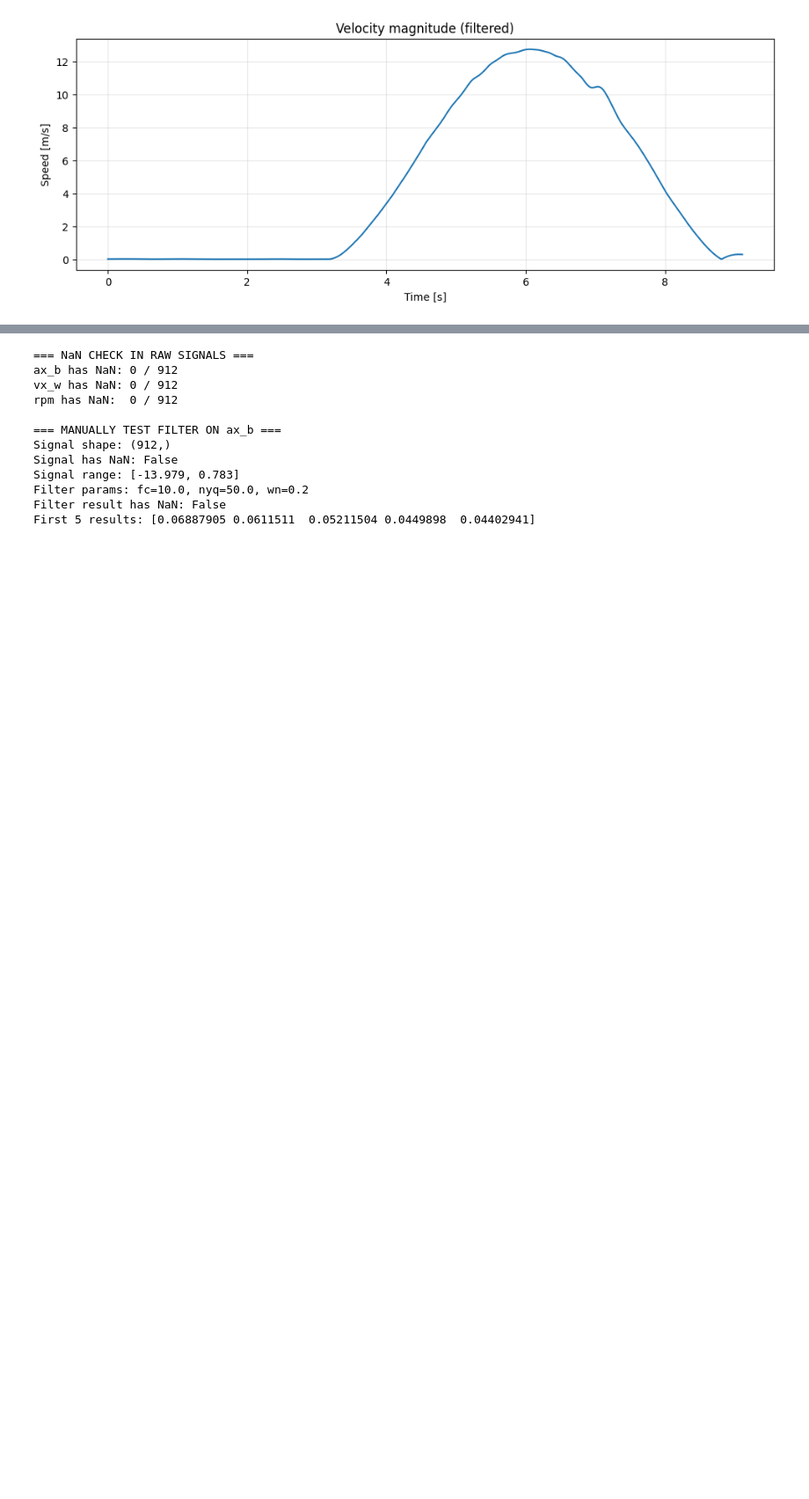
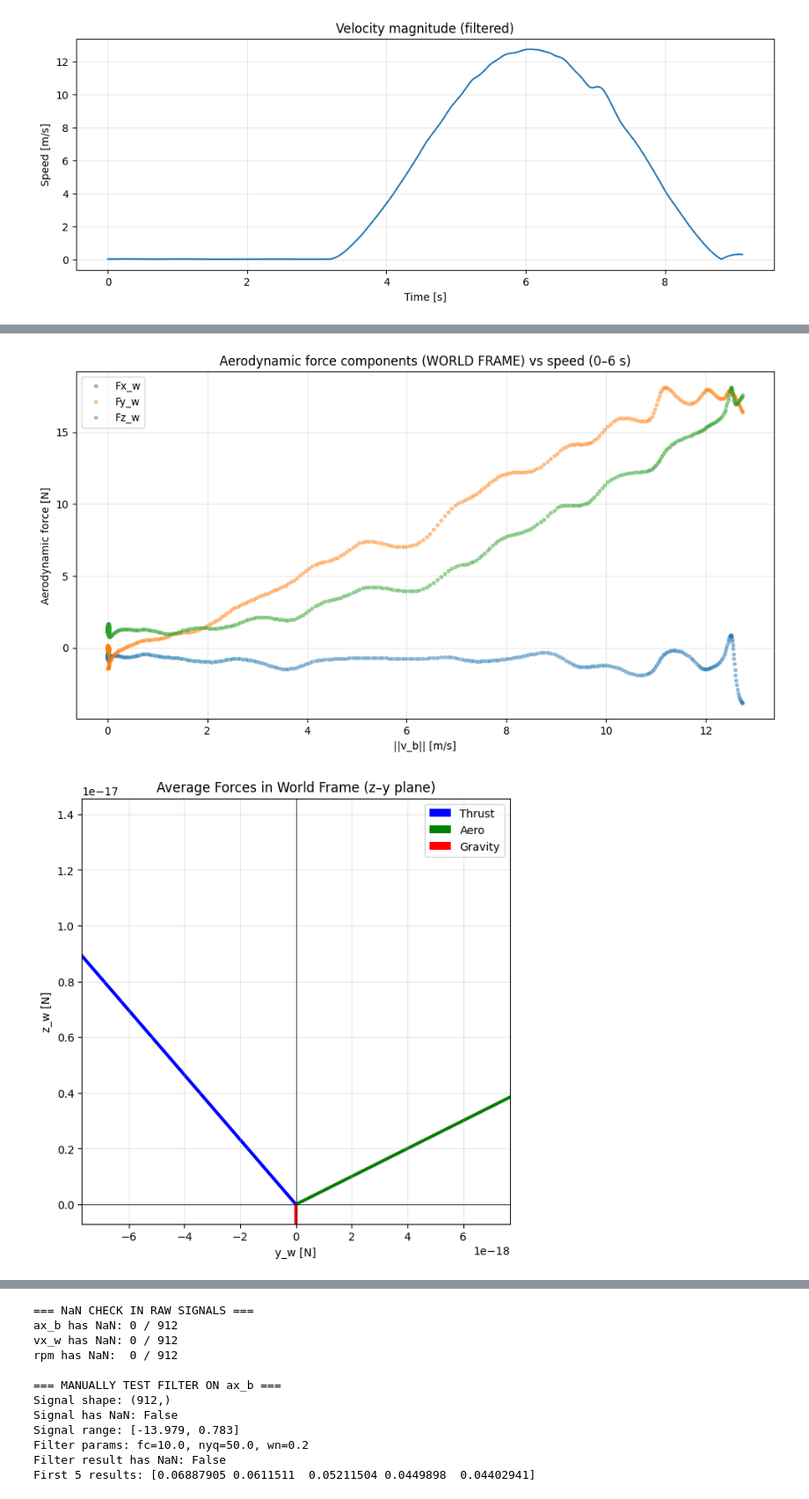
Before and after one commit to Nebukadnezarus/MasterTheses, a Jupyter notebook: scripts/12mps_aero.ipynb, the cells around one changed output, grey strips where cells are left out. Shown at 88% size. Drawn from its saved outputs; the diff is of its cells as text; code cells hidden in the pictures; blank space fills up the shorter version.

```diff
--- a/scripts/12mps_aero.ipynb
+++ b/scripts/12mps_aero.ipynb
@@ -510,0 +520,62 @@ Window 3.50–6.00 s, samples: 251 / 912
+# %%
+# ------------------------------------------------------------
+# ADDITIONAL FORCE ANALYSIS PLOTS
+# ------------------------------------------------------------
+
+# Compute body-frame speed magnitude
+V_b = []
+for _, row in df.iterrows():
+    Rwb = R_wb(row["qw_w_f"], row["qx_w_f"], row["qy_w_f"], row["qz_w_f"])
+    v_w = np.array([row["vx_w_f"], row["vy_w_f"], row["vz_w_f"]])
+    v_b = Rwb @ v_w
+    V_b.append(np.linalg.norm(v_b))
+V_b = np.array(V_b)
+
+t_rel = df["t"] - df["t"].min()
+
+# PLOT 1: Aerodynamic forces vs speed (0–6 s window)
+mask = (t_rel >= 0) & (t_rel <= 6.0)
+
+V_b_win = V_b[mask]
+Fx_w = F_aero_w[mask, 0]
+Fy_w = F_aero_w[mask, 1]
+Fz_w = F_aero_w[mask, 2]
+
+plt.figure(figsize=(12, 6))
+plt.plot(V_b_win, Fx_w, ".", alpha=0.4, label="Fx_w")
+plt.plot(V_b_win, Fy_w, ".", alpha=0.4, label="Fy_w")
+plt.plot(V_b_win, Fz_w, ".", alpha=0.4, label="Fz_w")
+plt.xlabel("||v_b|| [m/s]")
+plt.ylabel("Aerodynamic force [N]")
+plt.legend()
+plt.grid(True, alpha=0.3)
+plt.title("Aerodynamic force components (WORLD FRAME) vs speed (0–6 s)")
+plt.show()
+
+# PLOT 2: Average force vectors in world z–y plane (5.9–6.1 s)
+mask_avg = (t_rel >= 4.0) & (t_rel <= 4.25)
+
+Ft_mean = F_thrust_w[mask_avg].mean(axis=0)
+Fa_mean = F_aero_w[mask_avg].mean(axis=0)
+Fg_mean = F_g_w[mask_avg].mean(axis=0)
+
+y0, z0 = 0.0, 0.0
+scale = 1.0
+
+plt.figure(figsize=(7, 7))
+plt.quiver(y0, z0, Ft_mean[1]*scale, Ft_mean[2]*scale, color="blue",  label="Thrust", angles="xy", scale_units="xy", scale=1)
+plt.quiver(y0, z0, Fa_mean[1]*scale, Fa_mean[2]*scale, color="green", label="Aero",   angles="xy", scale_units="xy", scale=1)
+plt.quiver(y0, z0, Fg_mean[1]*scale, Fg_mean[2]*scale, color="red",   label="Gravity",angles="xy", scale_units="xy", scale=1)
+
+plt.axhline(0, color='k', linewidth=0.5)
+plt.axvline(0, color='k', linewidth=0.5)
+plt.grid(True, alpha=0.3)
+plt.xlabel("y_w [N]")
+plt.ylabel("z_w [N]")
+plt.title("Average Forces in World Frame (z–y plane)")
+plt.legend()
+plt.axis("equal")
+plt.show()
+# %% [output]
+[figure]
+[figure, new version]
```
Also changed, not shown: parts of 7 cells of this notebook, 35 other files.
